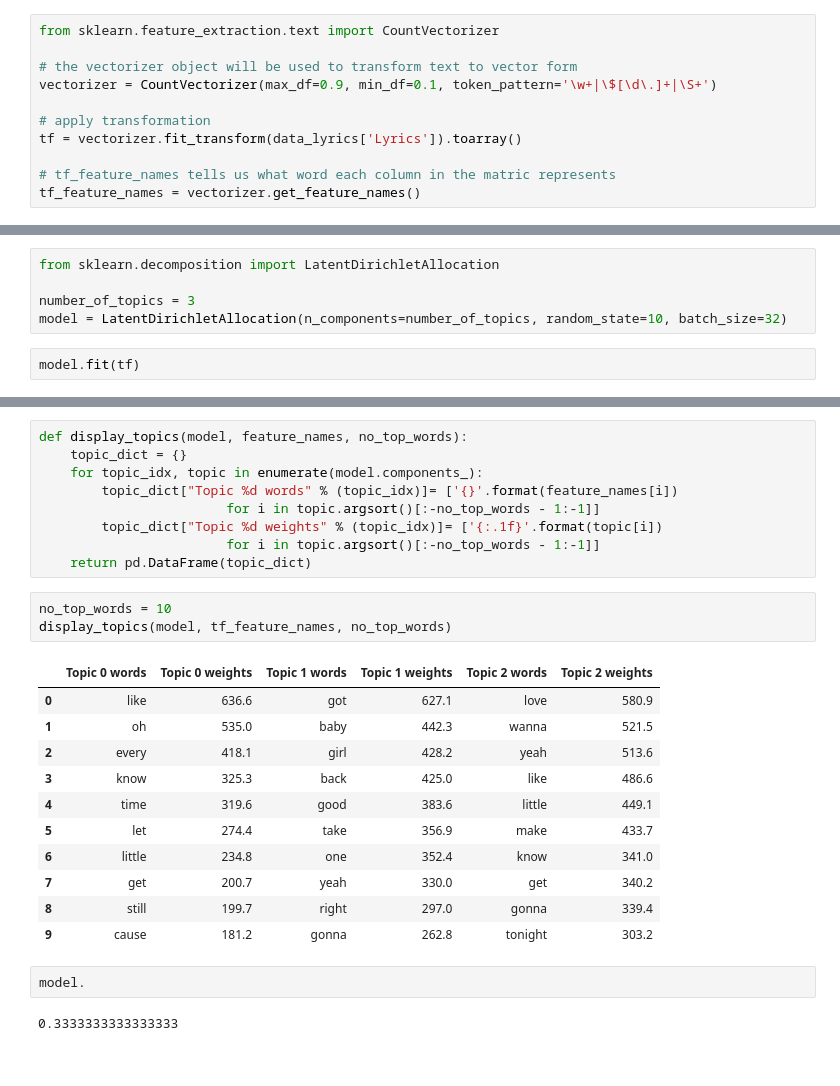
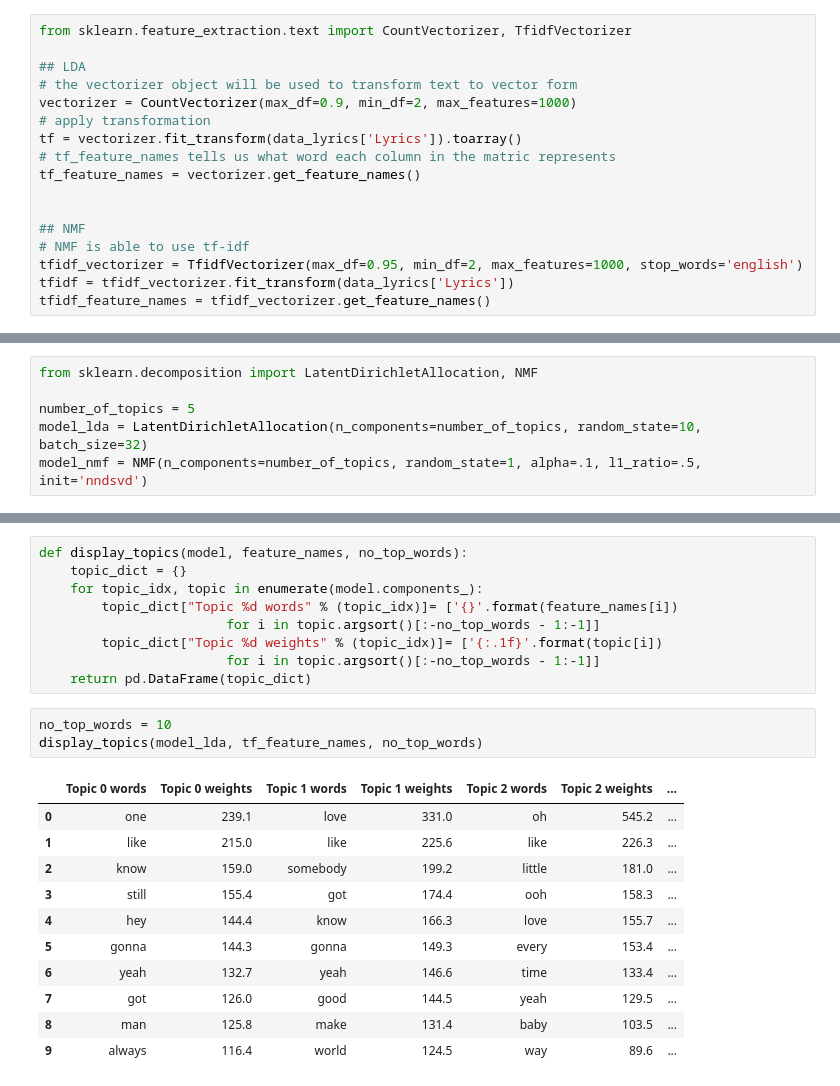
Before and after one commit to baneabhishek/country_lyrics_analysis, a Jupyter notebook: Country_music.ipynb, the cells around one changed output, grey strips where cells are left out. Saved outputs shown, nothing was run; the diff lists cells and outputs as text.

```diff
--- a/Country_music.ipynb
+++ b/Country_music.ipynb
@@ -128,16 +130,22 @@ data_lyrics.head()
 | 3 | dead end job national bank deadbe... |
 | 4 | motorcycle needs oil change fence... |
 # %%
-from sklearn.feature_extraction.text import CountVectorizer
+from sklearn.feature_extraction.text import CountVectorizer, TfidfVectorizer
 
+## LDA
 # the vectorizer object will be used to transform text to vector form
-vectorizer = CountVectorizer(max_df=0.9, min_df=0.1, token_pattern='\w+|\$[\d\.]+|\S+')
-
+vectorizer = CountVectorizer(max_df=0.9, min_df=2, max_features=1000)
 # apply transformation
 tf = vectorizer.fit_transform(data_lyrics['Lyrics']).toarray()
-
 # tf_feature_names tells us what word each column in the matric represents
 tf_feature_names = vectorizer.get_feature_names()
+
+
+## NMF
+# NMF is able to use tf-idf
+tfidf_vectorizer = TfidfVectorizer(max_df=0.95, min_df=2, max_features=1000, stop_words='english')
+tfidf = tfidf_vectorizer.fit_transform(data_lyrics['Lyrics'])
+tfidf_feature_names = tfidf_vectorizer.get_feature_names()
 # %%
 tf.shape
 # %% [output]
@@ -149,7 +160,6 @@ len(tf_feature_names)
 # %%
-from sklearn.decomposition import LatentDirichletAllocation
+from sklearn.decomposition import LatentDirichletAllocation, NMF
 
-number_of_topics = 3
-model = LatentDirichletAllocation(n_components=number_of_topics, random_state=10, batch_size=32)
+number_of_topics = 5
+model_lda = LatentDirichletAllocation(n_components=number_of_topics, random_state=10, batch_size=32)
+model_nmf = NMF(n_components=number_of_topics, random_state=1, alpha=.1, l1_ratio=.5, init='nndsvd')
-# %%
-model.fit(tf)
@@ -172,20 +188,16 @@ def display_topics(model, feature_names, no_top_words):
     return pd.DataFrame(topic_dict)
 # %%
 no_top_words = 10
-display_topics(model, tf_feature_names, no_top_words)
+display_topics(model_lda, tf_feature_names, no_top_words)
 # %% [output]
-|  | Topic 0 words | Topic 0 weights | Topic 1 words | Topic 1 weights | Topic 2 words | Topic 2 weights |
-| 0 | like | 636.6 | got | 627.1 | love | 580.9 |
-| 1 | oh | 535.0 | baby | 442.3 | wanna | 521.5 |
-| 2 | every | 418.1 | girl | 428.2 | yeah | 513.6 |
-| 3 | know | 325.3 | back | 425.0 | like | 486.6 |
-| 4 | time | 319.6 | good | 383.6 | little | 449.1 |
-| 5 | let | 274.4 | take | 356.9 | make | 433.7 |
-| 6 | little | 234.8 | one | 352.4 | know | 341.0 |
-| 7 | get | 200.7 | yeah | 330.0 | get | 340.2 |
-| 8 | still | 199.7 | right | 297.0 | gonna | 339.4 |
-| 9 | cause | 181.2 | gonna | 262.8 | tonight | 303.2 |
+|  | Topic 0 words | Topic 0 weights | Topic 1 words | Topic 1 weights | Topic 2 words | Topic 2 weights | ... |
+| 0 | one | 239.1 | love | 331.0 | oh | 545.2 | ... |
+| 1 | like | 215.0 | like | 225.6 | like | 226.3 | ... |
+| 2 | know | 159.0 | somebody | 199.2 | little | 181.0 | ... |
+| 3 | still | 155.4 | got | 174.4 | ooh | 158.3 | ... |
+| 4 | hey | 144.4 | know | 166.3 | love | 155.7 | ... |
+| 5 | gonna | 144.3 | gonna | 149.3 | every | 153.4 | ... |
+| 6 | yeah | 132.7 | yeah | 146.6 | time | 133.4 | ... |
+| 7 | got | 126.0 | good | 144.5 | yeah | 129.5 | ... |
+| 8 | man | 125.8 | make | 131.4 | baby | 103.5 | ... |
+| 9 | always | 116.4 | world | 124.5 | way | 89.6 | ... |
-# %%
-model.
-# %% [output]
-0.3333333333333333
```
Also changed, not shown: parts of 20 cells of this notebook.
